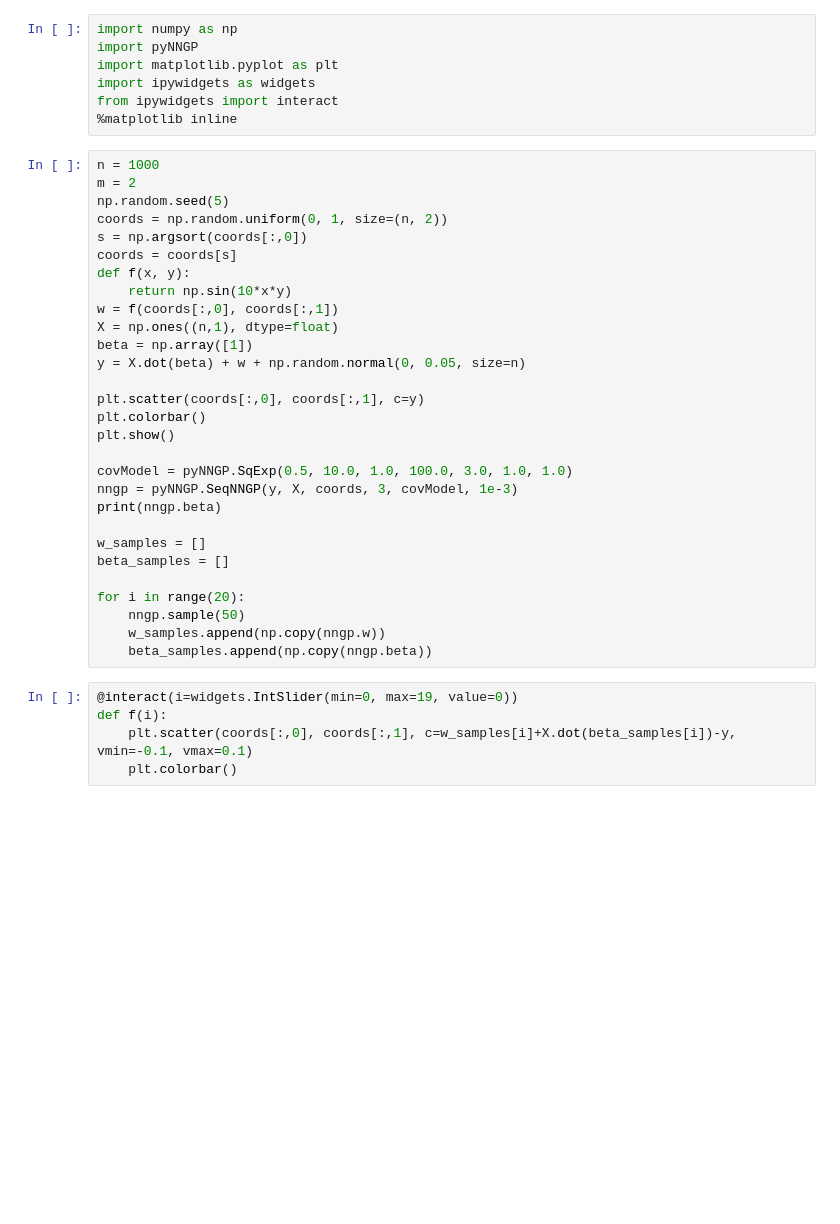
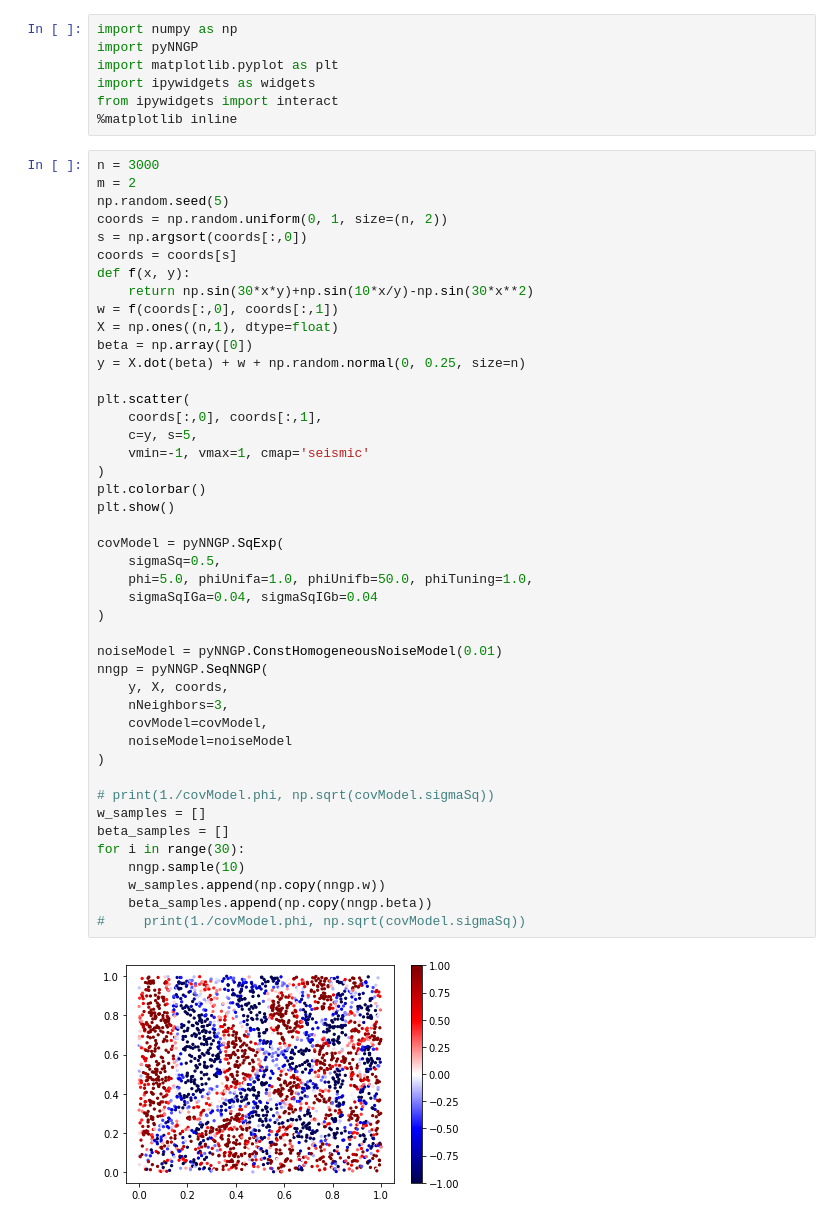
Before and after one commit to jmeyers314/pyNNGP, a Jupyter notebook: notebook/Demo.ipynb, the cells around one changed output. Cells and saved outputs as stored; diff of their text form; blank space fills up the shorter version.

```diff
--- a/notebook/Demo.ipynb
+++ b/notebook/Demo.ipynb
@@ -6,36 +6,48 @@ import ipywidgets as widgets
 from ipywidgets import interact
 %matplotlib inline
 # %%
-n = 1000
+n = 3000
 m = 2
 np.random.seed(5)
 coords = np.random.uniform(0, 1, size=(n, 2))
 s = np.argsort(coords[:,0])
 coords = coords[s]
 def f(x, y):
-    return np.sin(10*x*y)
+    return np.sin(30*x*y)+np.sin(10*x/y)-np.sin(30*x**2)
 w = f(coords[:,0], coords[:,1])
 X = np.ones((n,1), dtype=float)
-beta = np.array([1])
-y = X.dot(beta) + w + np.random.normal(0, 0.05, size=n)
+beta = np.array([0])
+y = X.dot(beta) + w + np.random.normal(0, 0.25, size=n)
 
-plt.scatter(coords[:,0], coords[:,1], c=y)
+plt.scatter(
+    coords[:,0], coords[:,1],
+    c=y, s=5,
+    vmin=-1, vmax=1, cmap='seismic'
+)
 plt.colorbar()
 plt.show()
 
-covModel = pyNNGP.SqExp(0.5, 10.0, 1.0, 100.0, 3.0, 1.0, 1.0)
-nngp = pyNNGP.SeqNNGP(y, X, coords, 3, covModel, 1e-3)
-print(nngp.beta)
+covModel = pyNNGP.SqExp(
+    sigmaSq=0.5,
+    phi=5.0, phiUnifa=1.0, phiUnifb=50.0, phiTuning=1.0,
+    sigmaSqIGa=0.04, sigmaSqIGb=0.04
+)
 
+noiseModel = pyNNGP.ConstHomogeneousNoiseModel(0.01)
+nngp = pyNNGP.SeqNNGP(
+    y, X, coords,
+    nNeighbors=3,
+    covModel=covModel,
+    noiseModel=noiseModel
+)
+
+# print(1./covModel.phi, np.sqrt(covModel.sigmaSq))
 w_samples = []
 beta_samples = []
-
-for i in range(20):
-    nngp.sample(50)
+for i in range(30):
+    nngp.sample(10)
     w_samples.append(np.copy(nngp.w))
     beta_samples.append(np.copy(nngp.beta))
+#     print(1./covModel.phi, np.sqrt(covModel.sigmaSq))
+# %% [output]
+[figure, added]
-# %%
-@interact(i=widgets.IntSlider(min=0, max=19, value=0))
-def f(i):
-    plt.scatter(coords[:,0], coords[:,1], c=w_samples[i]+X.dot(beta_samples[i])-y, vmin=-0.1, vmax=0.1)
-    plt.colorbar()
```
Also changed, not shown: parts of 1 cell of this notebook, 6 other files.
